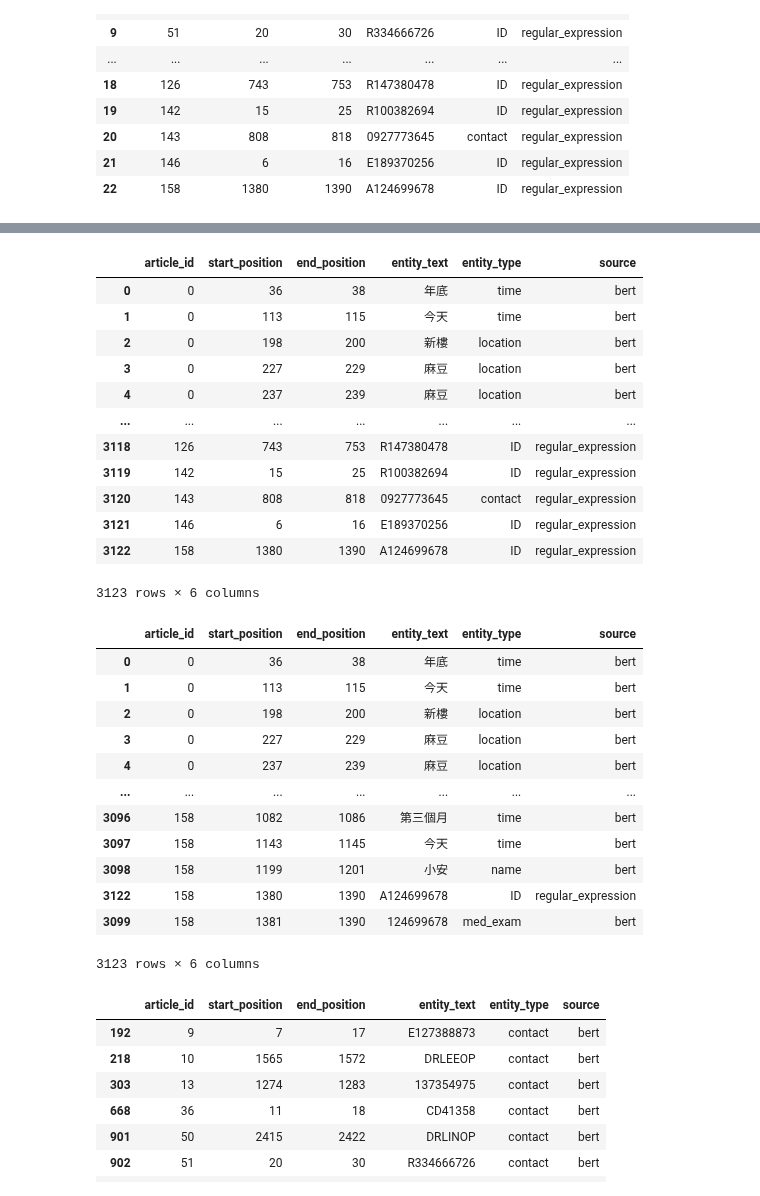
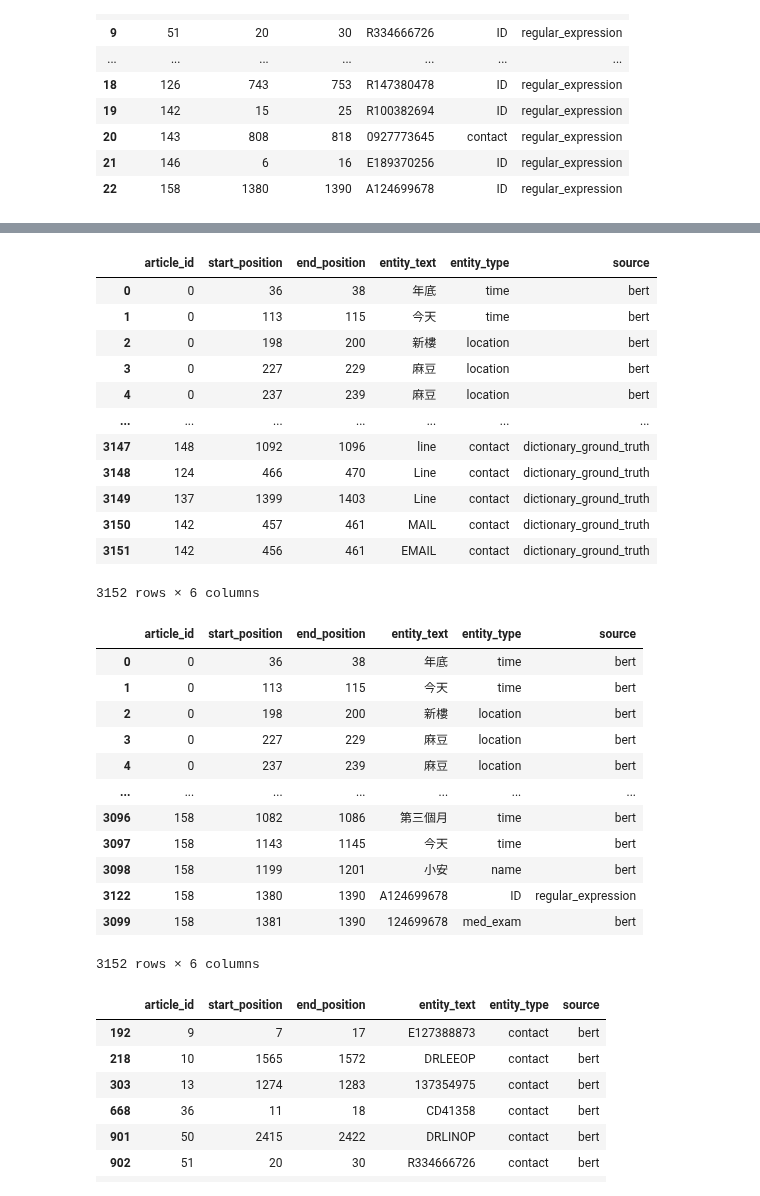
Before and after one commit to wuling31715/2020-AI-CUP, a Jupyter notebook: ensemble/ensemble.ipynb, the cells around one changed output, grey strips where cells are left out. Drawn from its saved outputs; the diff is of its cells as text; code cells hidden in the pictures.

```diff
--- a/ensemble/ensemble.ipynb
+++ b/ensemble/ensemble.ipynb
@@ -44,3 +44,6 @@ regular_expression_df
 | 20 | 143 | 808 | 818 | 0927773645 | contact | regular_expression |
 | 21 | 146 | 6 | 16 | E189370256 | ID | regular_expression |
 | 22 | 158 | 1380 | 1390 | A124699678 | ID | regular_expression |
+# %%
+dictionary_df = pd.read_csv('/home/Danny/AI-CUP-2020/dictionary/dictionary.tsv', sep='\t')
+dictionary_df
@@ -47,21 +68,22 @@ regular_expression_df
 # %%
 ensemble_df = ensemble_df.append(bert_df, ignore_index=True)
 ensemble_df = ensemble_df.append(regular_expression_df, ignore_index=True)
+ensemble_df = ensemble_df.append(dictionary_df, ignore_index=True)
 ensemble_df
 # %% [output]
 |  | article_id | start_position | end_position | entity_text | entity_type | source |
 | 0 | 0 | 36 | 38 | 年底 | time | bert |
 | 1 | 0 | 113 | 115 | 今天 | time | bert |
 | 2 | 0 | 198 | 200 | 新樓 | location | bert |
 | 3 | 0 | 227 | 229 | 麻豆 | location | bert |
 | 4 | 0 | 237 | 239 | 麻豆 | location | bert |
 | ... | ... | ... | ... | ... | ... | ... |
-| 3118 | 126 | 743 | 753 | R147380478 | ID | regular_expression |
-| 3119 | 142 | 15 | 25 | R100382694 | ID | regular_expression |
-| 3120 | 143 | 808 | 818 | 0927773645 | contact | regular_expression |
-| 3121 | 146 | 6 | 16 | E189370256 | ID | regular_expression |
-| 3122 | 158 | 1380 | 1390 | A124699678 | ID | regular_expression |
+| 3147 | 148 | 1092 | 1096 | line | contact | dictionary_ground_truth |
+| 3148 | 124 | 466 | 470 | Line | contact | dictionary_ground_truth |
+| 3149 | 137 | 1399 | 1403 | Line | contact | dictionary_ground_truth |
+| 3150 | 142 | 457 | 461 | MAIL | contact | dictionary_ground_truth |
+| 3151 | 142 | 456 | 461 | EMAIL | contact | dictionary_ground_truth |
-3123 rows × 6 columns
+3152 rows × 6 columns
 # %%
 ensemble_df = ensemble_df.sort_values(by=['article_id', 'start_position'])
 ensemble_df
@@ -78,7 +100,7 @@ ensemble_df
 | 3098 | 158 | 1199 | 1201 | 小安 | name | bert |
 | 3122 | 158 | 1380 | 1390 | A124699678 | ID | regular_expression |
 | 3099 | 158 | 1381 | 1390 | 124699678 | med_exam | bert |
-3123 rows × 6 columns
+3152 rows × 6 columns
 # %%
 ensemble_df[(ensemble_df['entity_type'] == 'contact') & (ensemble_df['source'] == 'bert')]
 # %% [output]
```
Also changed, not shown: parts of 5 cells of this notebook, 5 other files.
